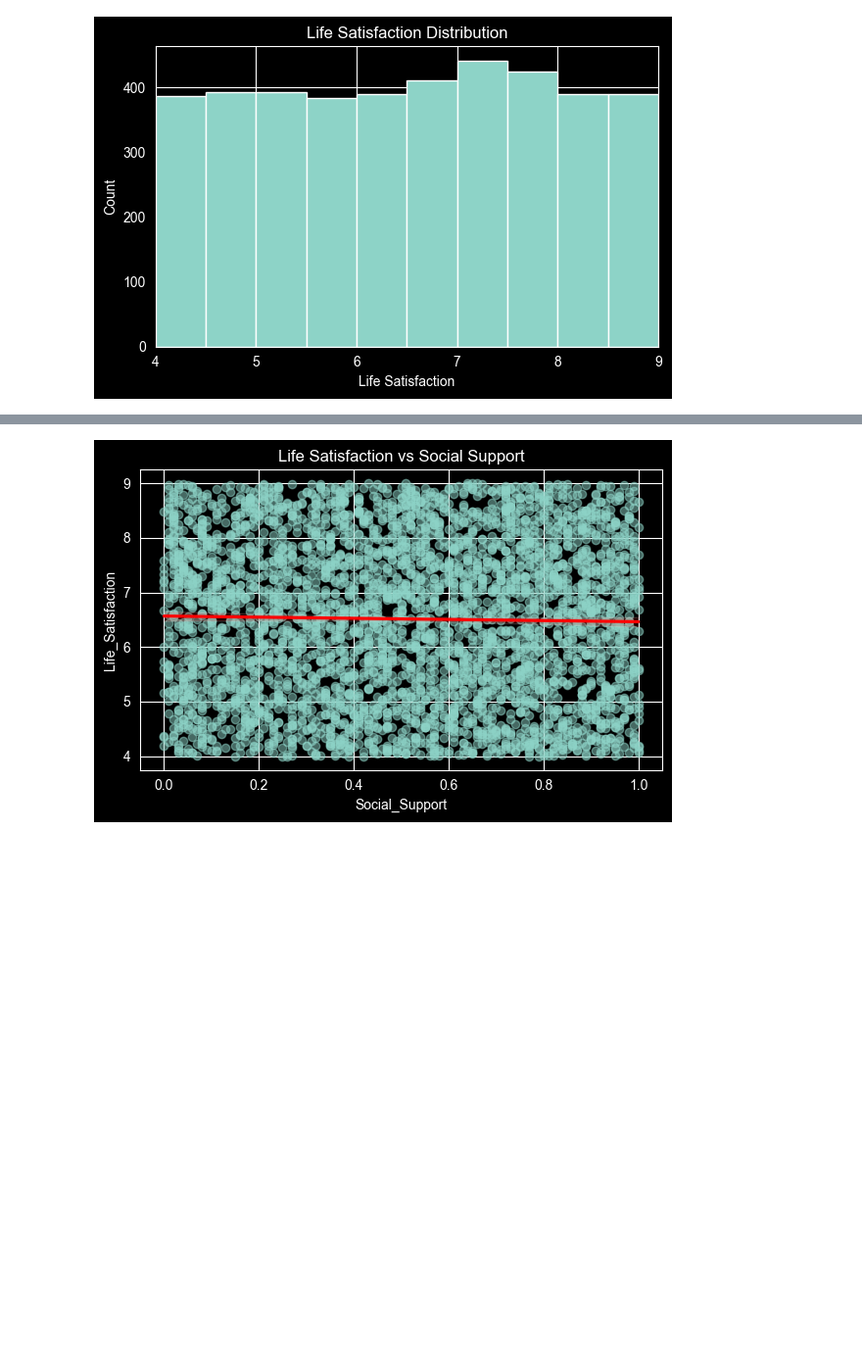
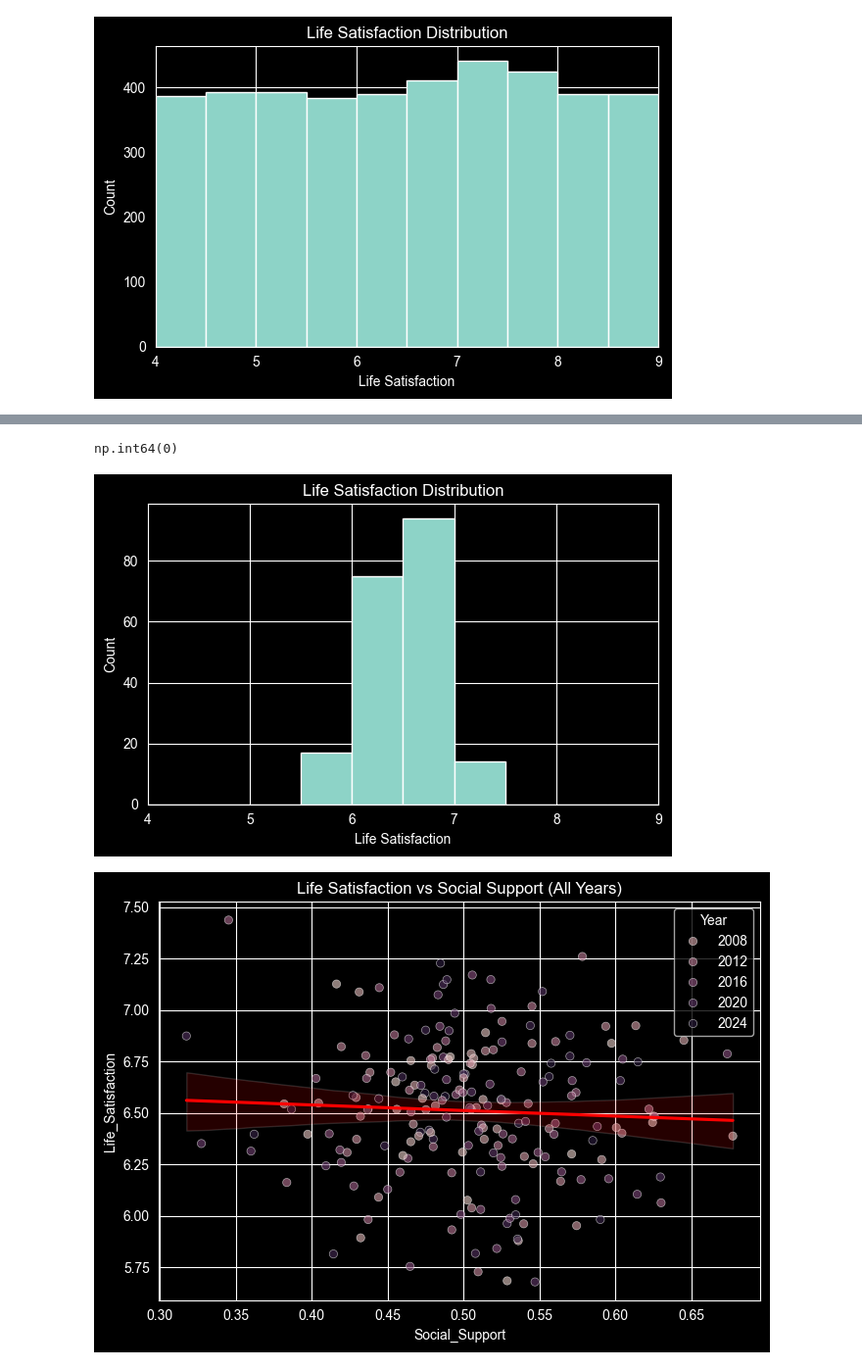
Before and after one commit to mateidiana/WellBeingModelling, a Jupyter notebook: notebooks/01_4_data_overview_world_happiness.ipynb, the cells around one changed output, grey strips where cells are left out. Shown at 98% size. Saved outputs shown, nothing was run; the diff lists cells and outputs as text; code cells hidden in the pictures; blank space fills up the shorter version.

Commit message:
preprocess world happiness report

```diff
--- a/notebooks/01_4_data_overview_world_happiness.ipynb
+++ b/notebooks/01_4_data_overview_world_happiness.ipynb
@@ -431,19 +451,47 @@ plt.show()
+# %%
+df_agg.duplicated(["Country", "Year"]).sum()
+# %% [output]
+np.int64(0)
 # %%
 # Relationship with outcome
 import seaborn as sns
 import matplotlib.pyplot as plt
 
+df = pd.read_csv("../data/processed/world_happiness_country_year_mean.csv")
+
+bins = np.arange(4, 9.5, 0.5)
 plt.figure(figsize=(6,4))
+plt.hist(df["Life_Satisfaction"], bins=bins)
+plt.xticks(np.arange(4, 10, 1))
+plt.xlim(4, 9)
+plt.title("Life Satisfaction Distribution")
+plt.xlabel("Life Satisfaction")
+plt.ylabel("Count")
+plt.tight_layout()
+plt.show()
+
+
+plt.figure(figsize=(7,5))
+
+sns.scatterplot(
+    x="Social_Support",
+    y="Life_Satisfaction",
+    hue="Year",
+    data=df,
+    alpha=0.6
+)
+
 sns.regplot(
     x="Social_Support",
     y="Life_Satisfaction",
     data=df,
-    scatter_kws={"alpha": 0.5},
-    line_kws={"color": "red"}
+    scatter=False,
+    color="red"
 )
 
-plt.title("Life Satisfaction vs Social Support")
+plt.title("Life Satisfaction vs Social Support (All Years)")
 plt.tight_layout()
 plt.show()
 # %% [output]
-[figure, old version]
+[figure, new version]
+[figure, added]
```
Also changed, not shown: parts of 7 cells of this notebook, 3 other files.
